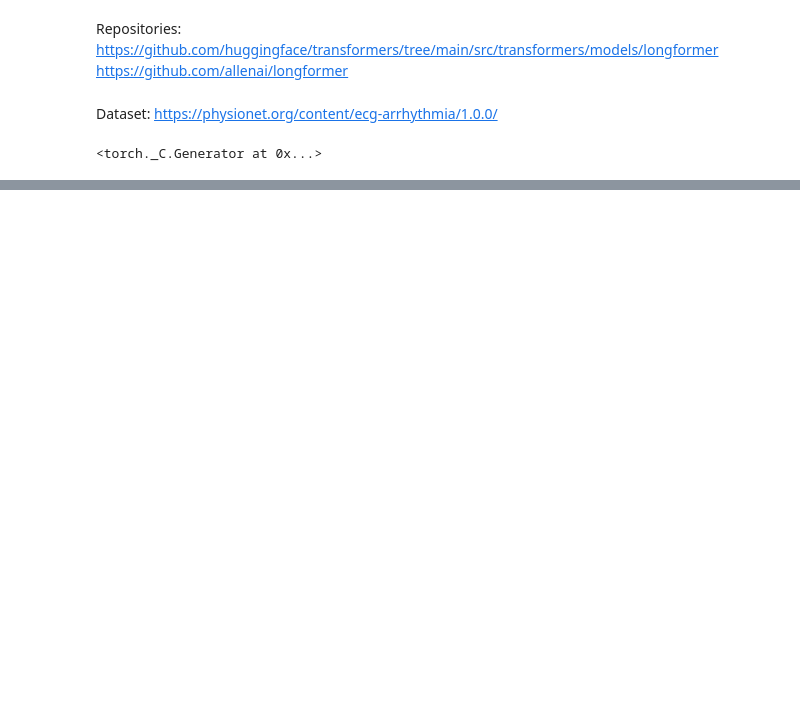
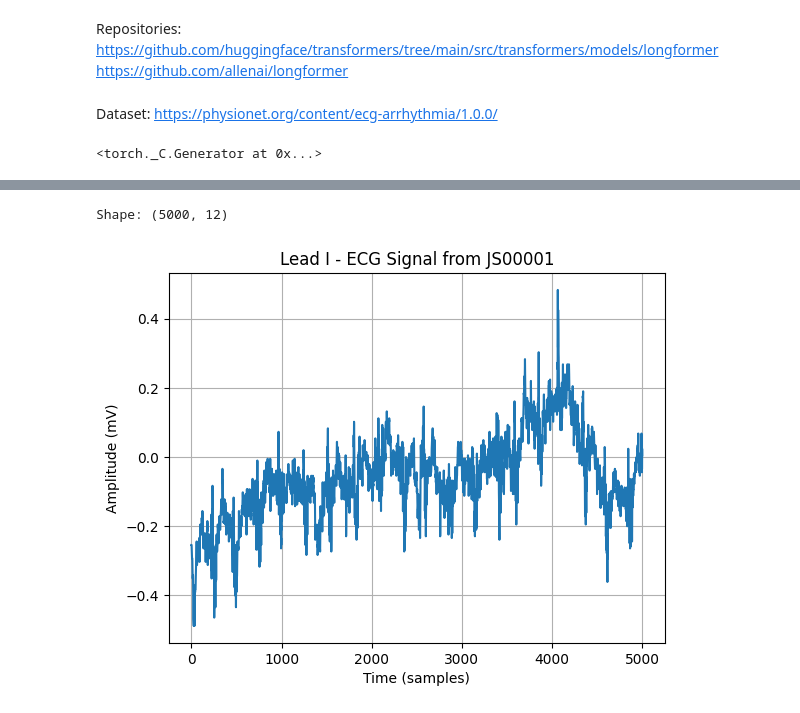
Before and after one commit to lia-ang/BME3053C_ECG_Project, a Jupyter notebook: final_project_ecg.ipynb, the cells around one changed output, grey strips where cells are left out. Cells and saved outputs as stored; diff of their text form; code cells hidden in the pictures; blank space fills up the shorter version.

```diff
--- a/final_project_ecg.ipynb
+++ b/final_project_ecg.ipynb
@@ -62,0 +46,21 @@ lead_signal = scaler.fit_transform(lead_signal.reshape(-1, 1)).flatten()
+# %%
+import wfdb
+
+# Load from the folder structure
+record = wfdb.rdrecord('JS00001')
+signal = record.p_signal
+
+print("Shape:", signal.shape)  # Should be (5000, 12)
+# %% [output]
+Shape: (5000, 12)
+# %%
+import matplotlib.pyplot as plt
+
+plt.plot(signal[:, 0])
+plt.title("Lead I - ECG Signal from JS00001")
+plt.xlabel("Time (samples)")
+plt.ylabel("Amplitude (mV)")
+plt.grid(True)
+plt.show()
+# %% [output]
+[figure, added]
```
Also changed, not shown: parts of 2 cells of this notebook, 4 other files.
